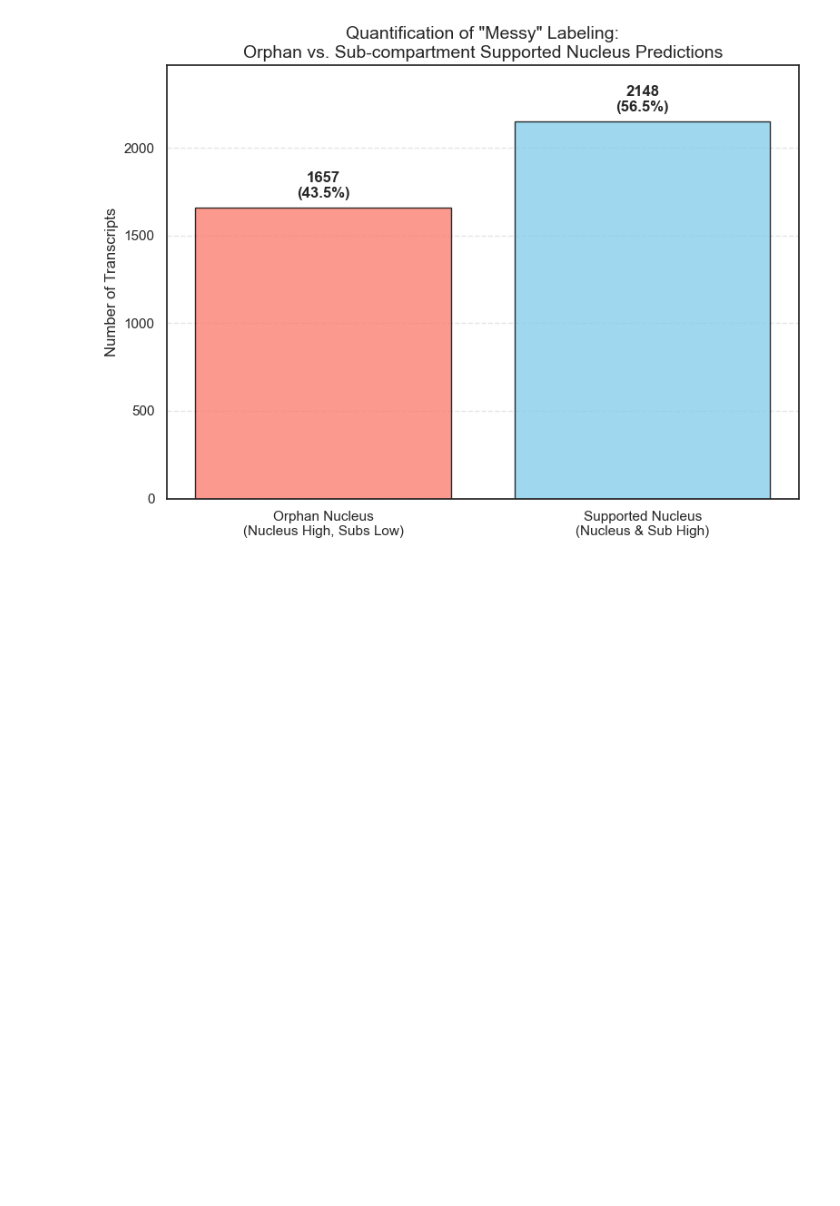
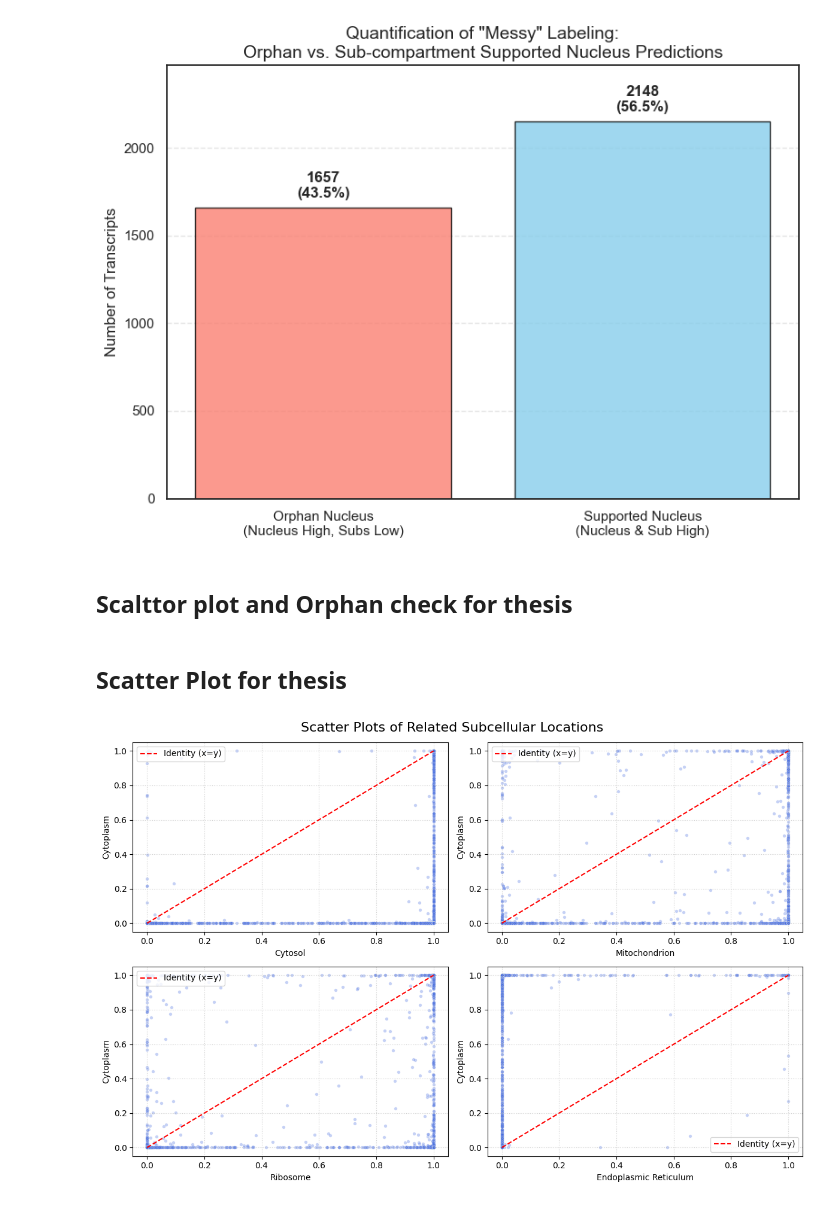
Before and after one commit to hamster112358/MSL-Prediction-and-Interpretation-across-Isoforms, a Jupyter notebook: Codes/Prediction/Validation/Decorrelation.ipynb, the cells around one changed output. Cells and saved outputs as stored; diff of their text form; code cells hidden in the pictures; blank space fills up the shorter version.

```diff
--- a/Codes/Prediction/Validation/Decorrelation.ipynb
+++ b/Codes/Prediction/Validation/Decorrelation.ipynb
@@ -237,3 +258,49 @@ plt.show()
 # if the transcript is in nucleus, it's either in chromtin, nucleolus or nucleoplasm.
 # However, many nucleus are excusive or orphan, which means that the labeling was extreme messy.
 # The model still partly think the nucleus is dependent from others.
+# %% [markdown]
+## Scalttor plot and Orphan check for thesis
+# %% [markdown]
+## Scatter Plot for thesis
+# %%
+file_path = 'Data/Main/Probabilities.csv'
+df = pd.read_csv(file_path)
+
+# Define the pairs of columns to compare
+pairs = [
+    ('cytosol_prob', 'cytoplasm_prob'),
+    ('mitochondrion_prob', 'cytoplasm_prob'),
+    ('ribosome_prob', 'cytoplasm_prob'),
+    ('endoplasmic reticulum_prob', 'cytoplasm_prob')
+    #('mitochondrion_prob','cytosol_prob'),
+    #('ribosome_prob','cytosol_prob'),
+    #('mitochondrion_prob','ribosome_prob')
+]
+
+# Create the figure with 2x2 subplots
+fig, axes = plt.subplots(2, 2, figsize=(12, 8))
+axes = axes.flatten()  # Flatten the 2D array of axes for easy iteration
+
+# Loop through the pairs and plot them
+for i, (col1, col2) in enumerate(pairs):
+    # Scatter plot with transparency (alpha) to see density
+    sns.scatterplot(data=df, x=col1, y=col2, ax=axes[i], alpha=0.3, s=15, color='royalblue')
+
+    # Add a diagonal red dashed line (x=y) for reference
+    # Points on this line mean the probabilities are identical
+    axes[i].plot([0, 1], [0, 1], 'r--', linewidth=1.5, label='Identity (x=y)')
+
+    # Formatting
+    # axes[i].set_title(f'{col1} vs {col2}', fontsize=12)
+    axes[i].set_xlabel(col1.replace('_prob', '').title())
+    axes[i].set_ylabel(col2.replace('_prob', '').title())
+    if i == 3: axes[i].legend(loc='lower right')
+    else: axes[i].legend(loc='upper left')
+
+    axes[i].grid(True, linestyle=':', alpha=0.6)
+
+plt.suptitle('Scatter Plots of Related Subcellular Locations', fontsize=16)
+plt.tight_layout()
+plt.show()
+# %% [output]
+[figure, added]
```
Also changed, not shown: parts of 8 cells of this notebook, 16 other files.
